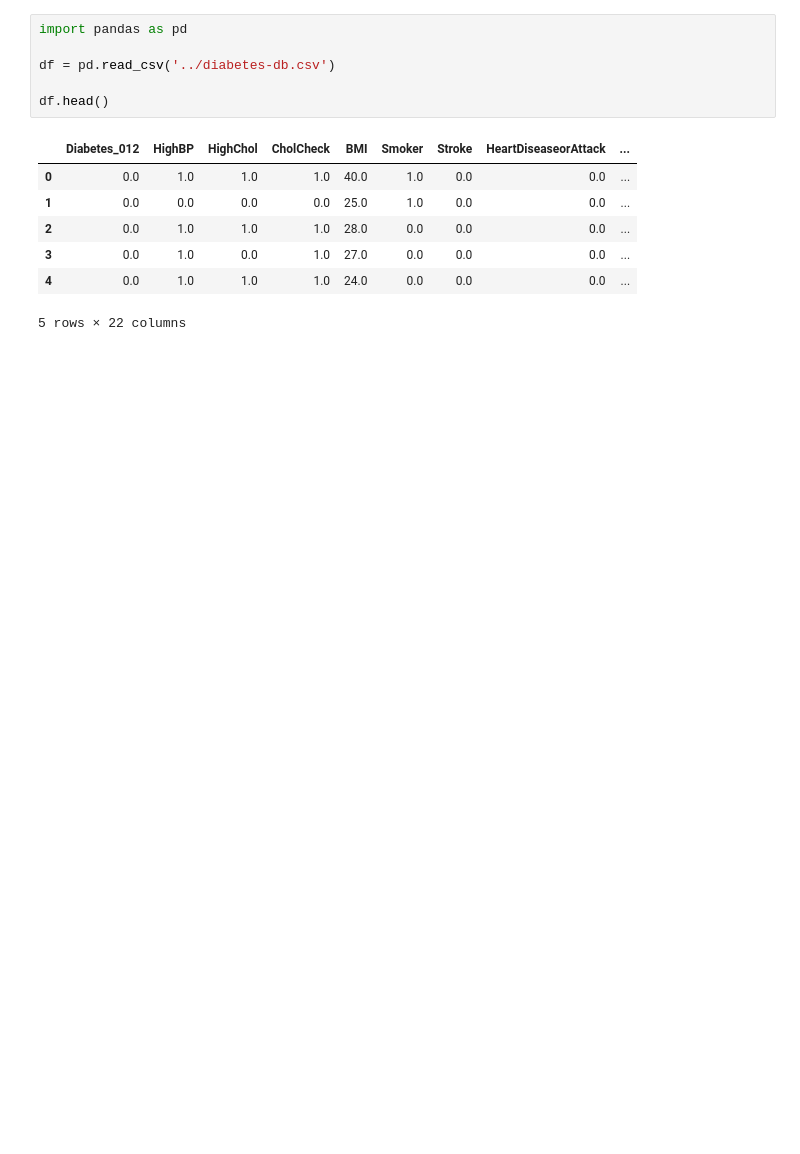
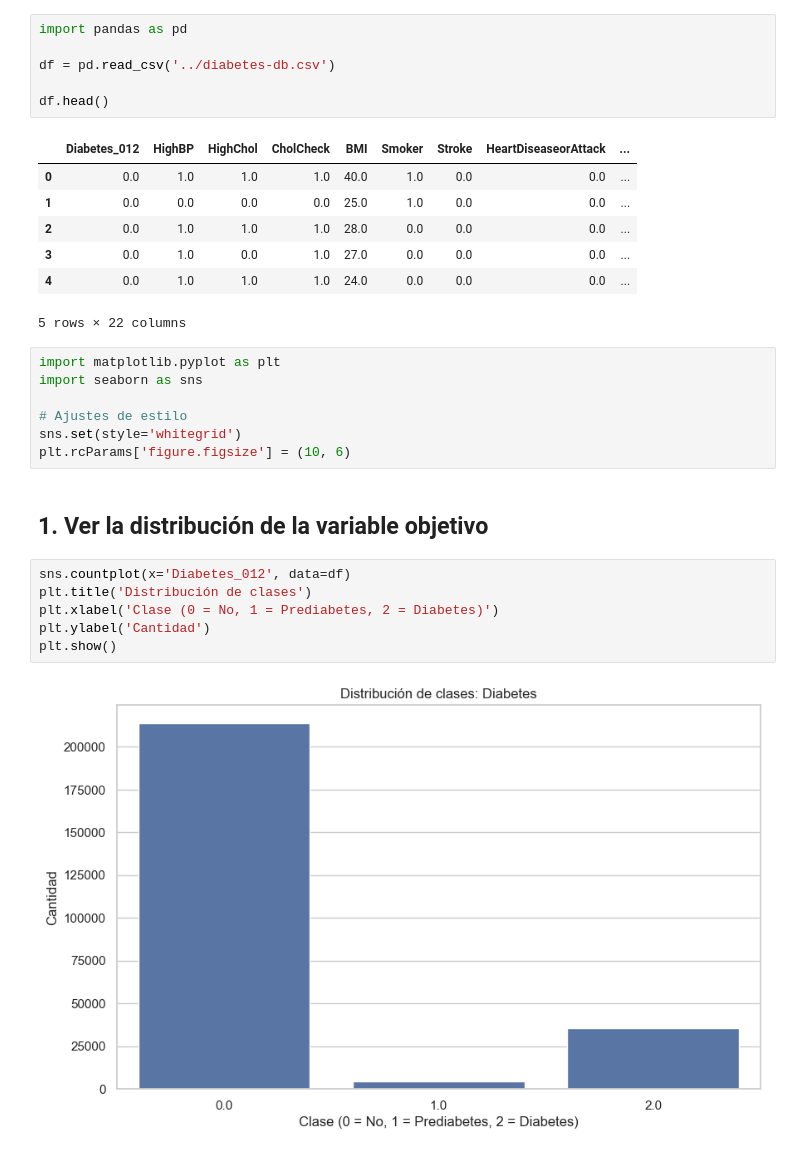
Before and after one commit to Bootcamp-IA-P4/multiclase-classifier_e2, a Jupyter notebook: docs/eda.ipynb, the cells around one changed output. Drawn from its saved outputs; the diff is of its cells as text; blank space fills up the shorter version.

Commit message:
feat: data analysis first steps

```diff
--- a/docs/eda.ipynb
+++ b/docs/eda.ipynb
@@ -14,3 +36,20 @@ df.head()
 | 3 | 0.0 | 1.0 | 0.0 | 1.0 | 27.0 | 0.0 | 0.0 | 0.0 | ... |
 | 4 | 0.0 | 1.0 | 1.0 | 1.0 | 24.0 | 0.0 | 0.0 | 0.0 | ... |
 5 rows × 22 columns
+# %%
+import matplotlib.pyplot as plt
+import seaborn as sns
+
+# Ajustes de estilo
+sns.set(style='whitegrid')
+plt.rcParams['figure.figsize'] = (10, 6)
+# %% [markdown]
+## 1. Ver la distribución de la variable objetivo
+# %%
+sns.countplot(x='Diabetes_012', data=df)
+plt.title('Distribución de clases')
+plt.xlabel('Clase (0 = No, 1 = Prediabetes, 2 = Diabetes)')
+plt.ylabel('Cantidad')
+plt.show()
+# %% [output]
+[figure, added]
```
Also changed, not shown: parts of 8 cells of this notebook.
